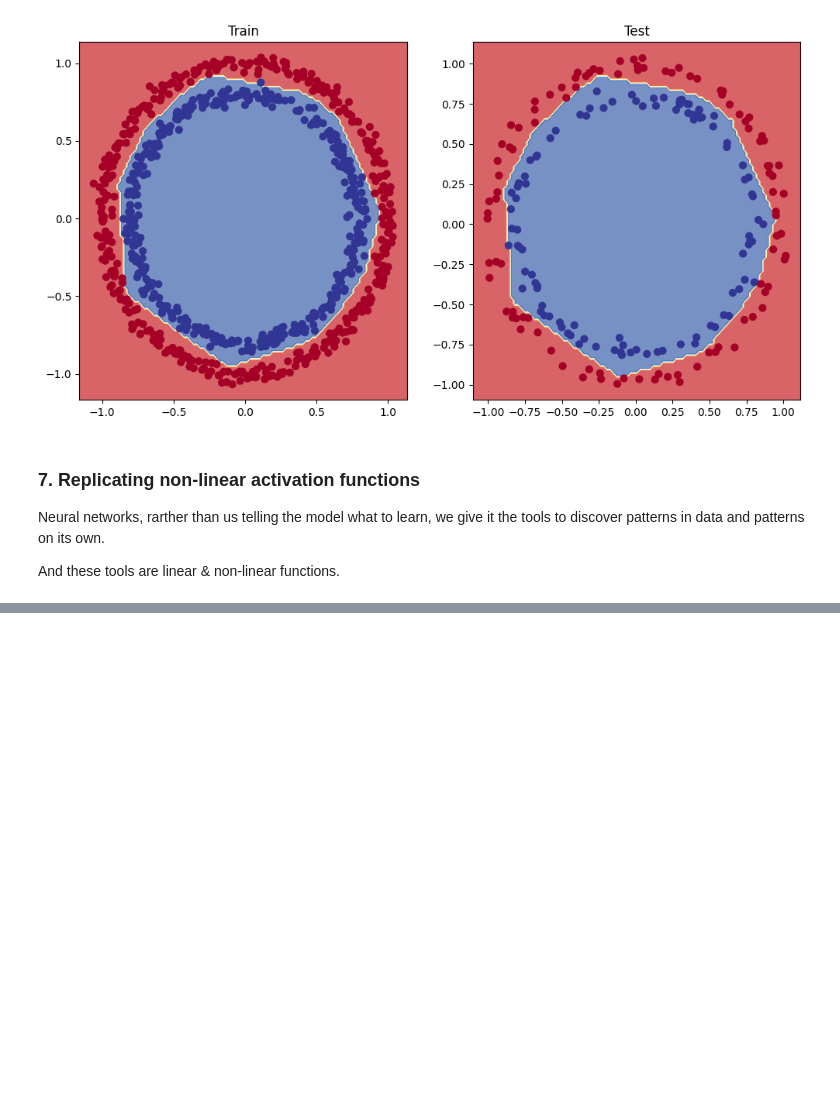
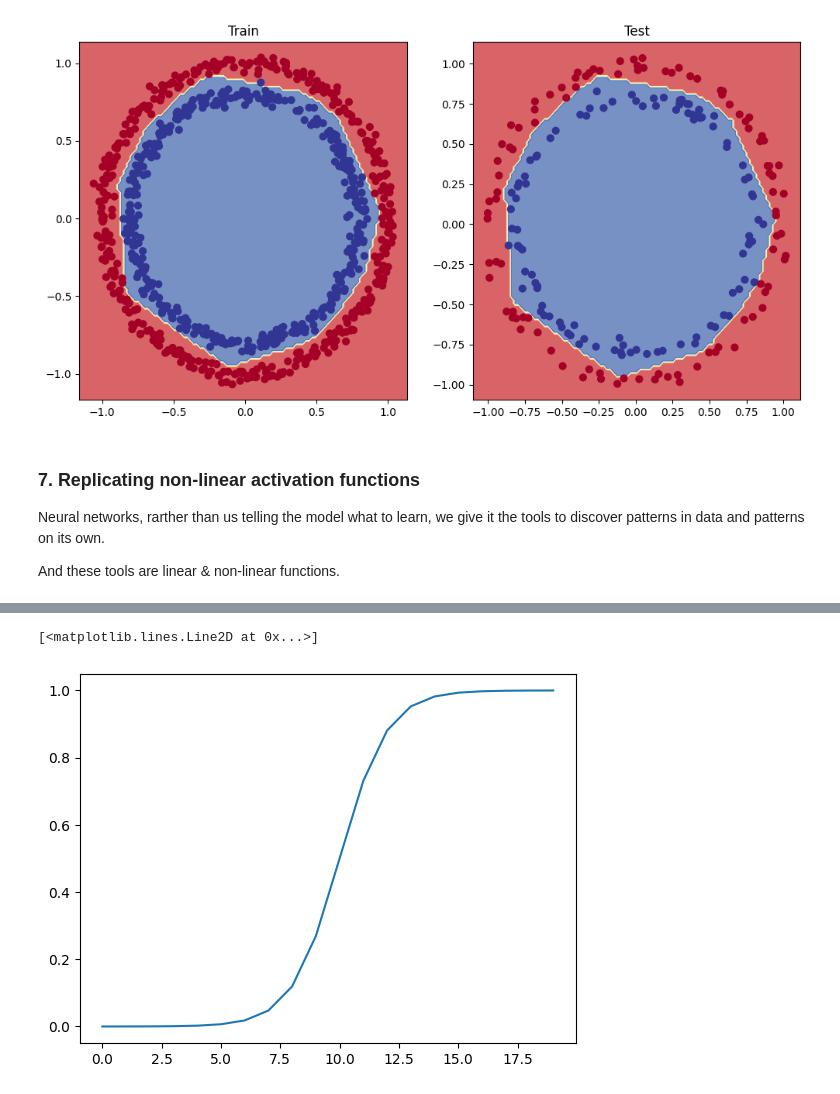
Before and after one commit to shishiradk/pytorch-pratices, a Jupyter notebook: 02_Neural_Network_Classification_with_pytorch.ipynb, the cells around one changed output, grey strips where cells are left out. Saved outputs shown, nothing was run; the diff lists cells and outputs as text; code cells hidden in the pictures; blank space fills up the shorter version.

```diff
--- a/02_Neural_Network_Classification_with_pytorch.ipynb
+++ b/02_Neural_Network_Classification_with_pytorch.ipynb
@@ -921,0 +969,5 @@ And these tools are linear & non-linear functions.
+# %%
+plt.plot(sigmoid(A))
+# %% [output]
+[<matplotlib.lines.Line2D at 0x...>]
+[figure, added]
```
Also changed, not shown: parts of 7 cells of this notebook.
